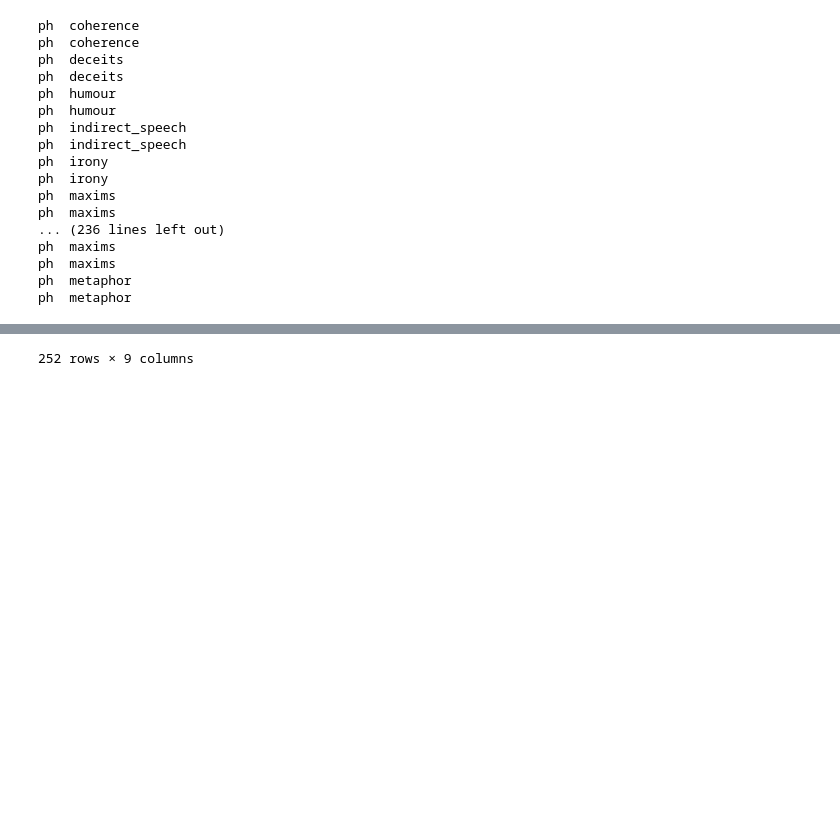
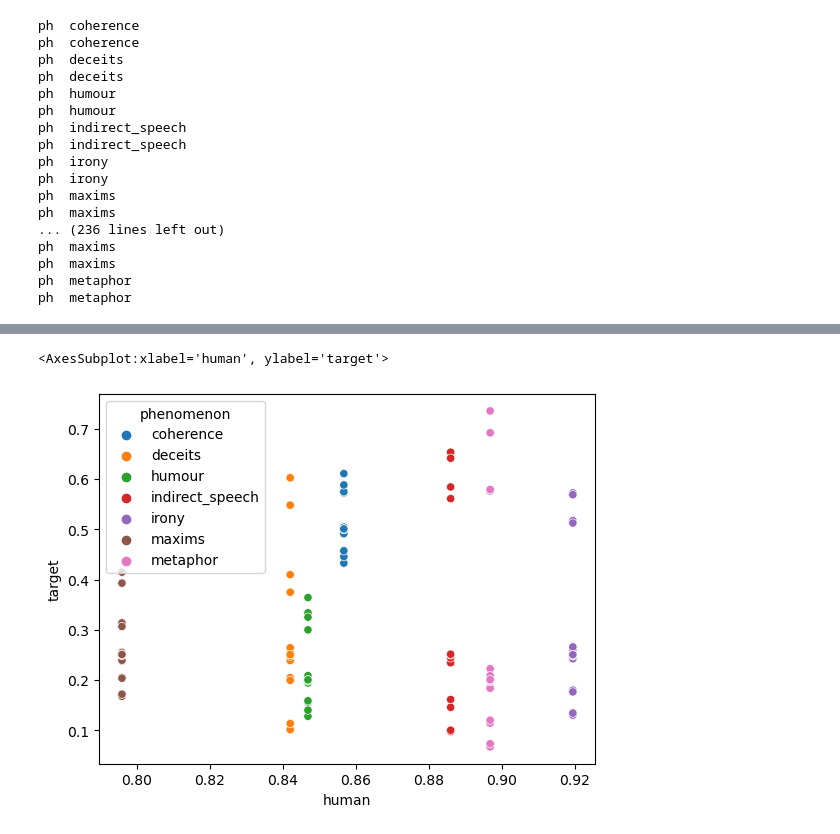
Before and after one commit to polina-tsvilodub/LLM_link, a Jupyter notebook: analysis/01_label_scores_analysis.ipynb, the cells around one changed output, grey strips where cells are left out. Cells and saved outputs as stored; diff of their text form; code cells hidden in the pictures; blank space fills up the shorter version.

Commit message:
add first overall plot

```diff
--- a/analysis/01_label_scores_analysis.ipynb
+++ b/analysis/01_label_scores_analysis.ipynb
@@ -268,4 +268,5 @@ ph  metaphor
 # plotting results by metric, by phenomenon, by model, by label type
 # TODO
 scores_binary_summary_wHuman
+sns.scatterplot(data=scores_binary_summary_wHuman, x="human", y="target", hue="phenomenon")
 # %% [output]
@@ -284 +273,2 @@ scores_binary_summary_wHuman
-252 rows × 9 columns
+<AxesSubplot:xlabel='human', ylabel='target'>
+[figure, added]
```
Also changed, not shown: parts of 1 cell of this notebook.
